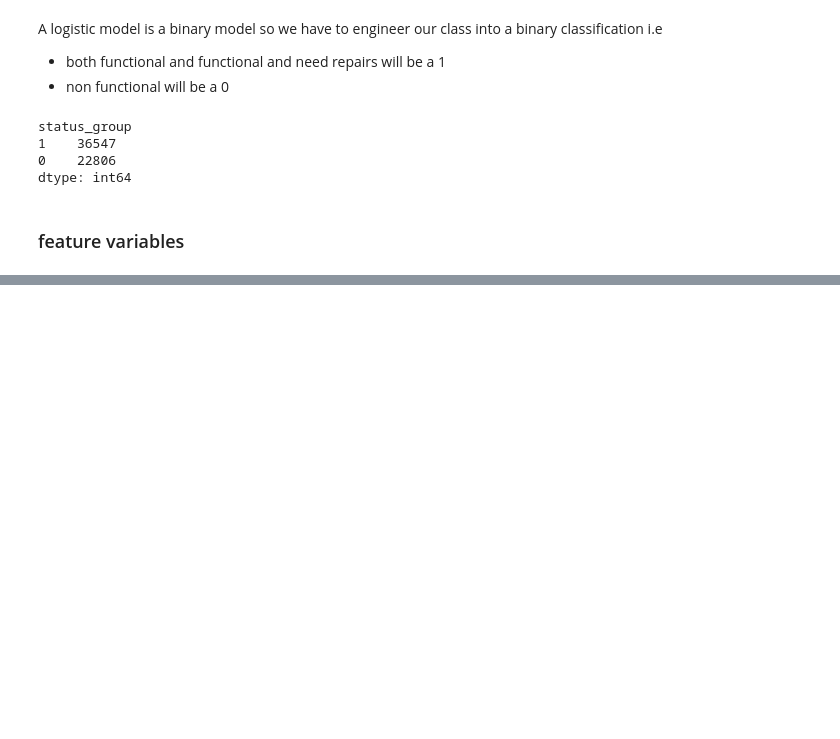
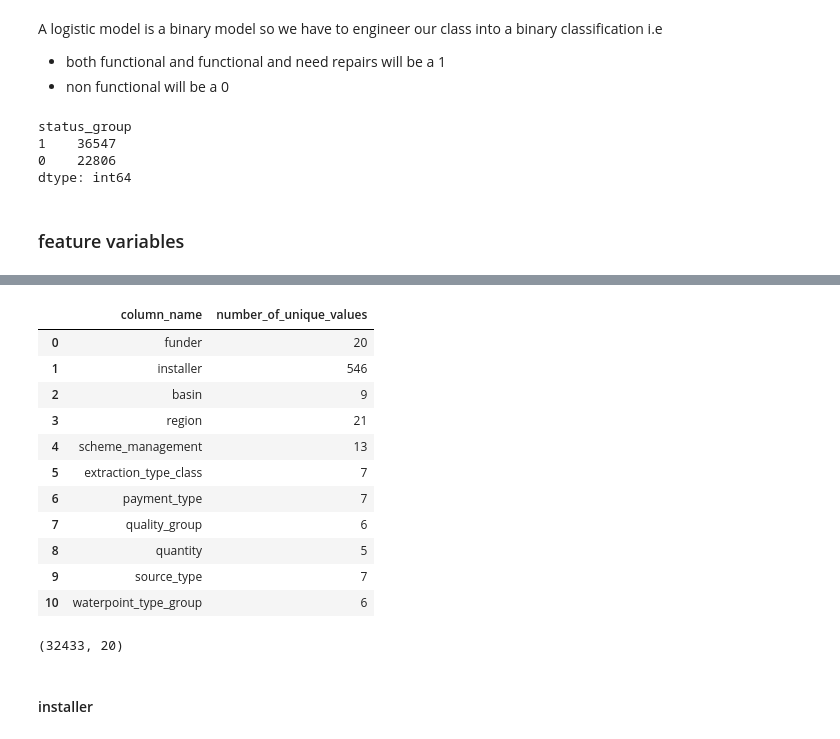
Before and after one commit to stephenmungai/phase3_project, a Jupyter notebook: index.ipynb, the cells around one changed output, grey strips where cells are left out. Cells and saved outputs as stored; diff of their text form; code cells hidden in the pictures; blank space fills up the shorter version.

```diff
--- a/index.ipynb
+++ b/index.ipynb
@@ -1256,0 +1286,20 @@ columns_unique_df
+# %%
+object_columns = df_model_filtered.select_dtypes(include=['object']).columns
+
+object_column_unique = {col : df_model_filtered[col].nunique() for col in object_columns}
+
+columns_unique_df =pd.DataFrame(list(object_column_unique.items()), columns= ['column_name', 'number_of_unique_values'])
+columns_unique_df
+# %% [output]
+|  | column_name | number_of_unique_values |
+| 0 | funder | 20 |
+| 1 | installer | 546 |
+| 2 | basin | 9 |
+| 3 | region | 21 |
+| 4 | scheme_management | 13 |
+| 5 | extraction_type_class | 7 |
+| 6 | payment_type | 7 |
+| 7 | quality_group | 6 |
+| 8 | quantity | 5 |
+| 9 | source_type | 7 |
+| 10 | waterpoint_type_group | 6 |
@@ -1256,0 +1308,6 @@ columns_unique_df
+# %%
+df_model_filtered.shape
+# %% [output]
+(32433, 20)
+# %% [markdown]
+#### installer
```
Also changed, not shown: parts of 25 cells of this notebook, 1 other file.
